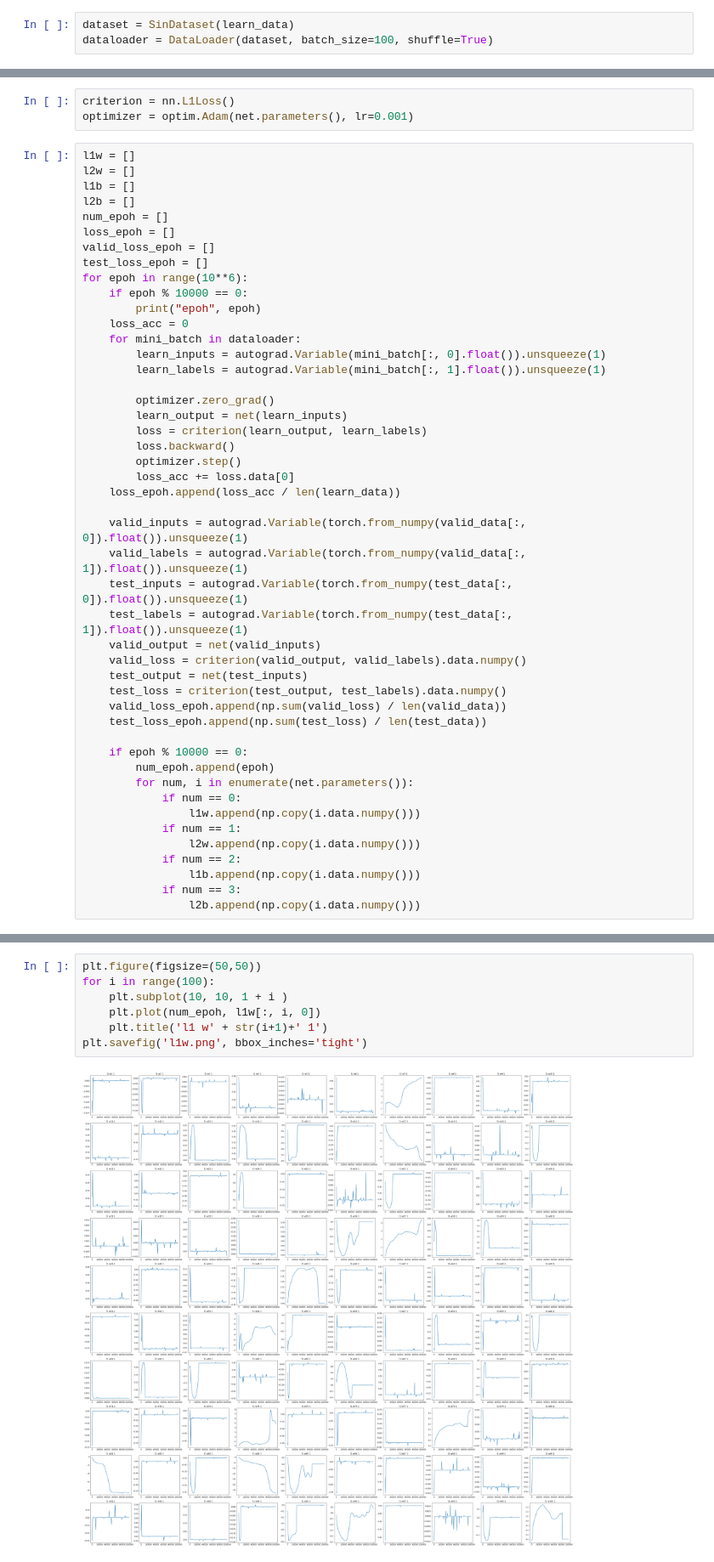
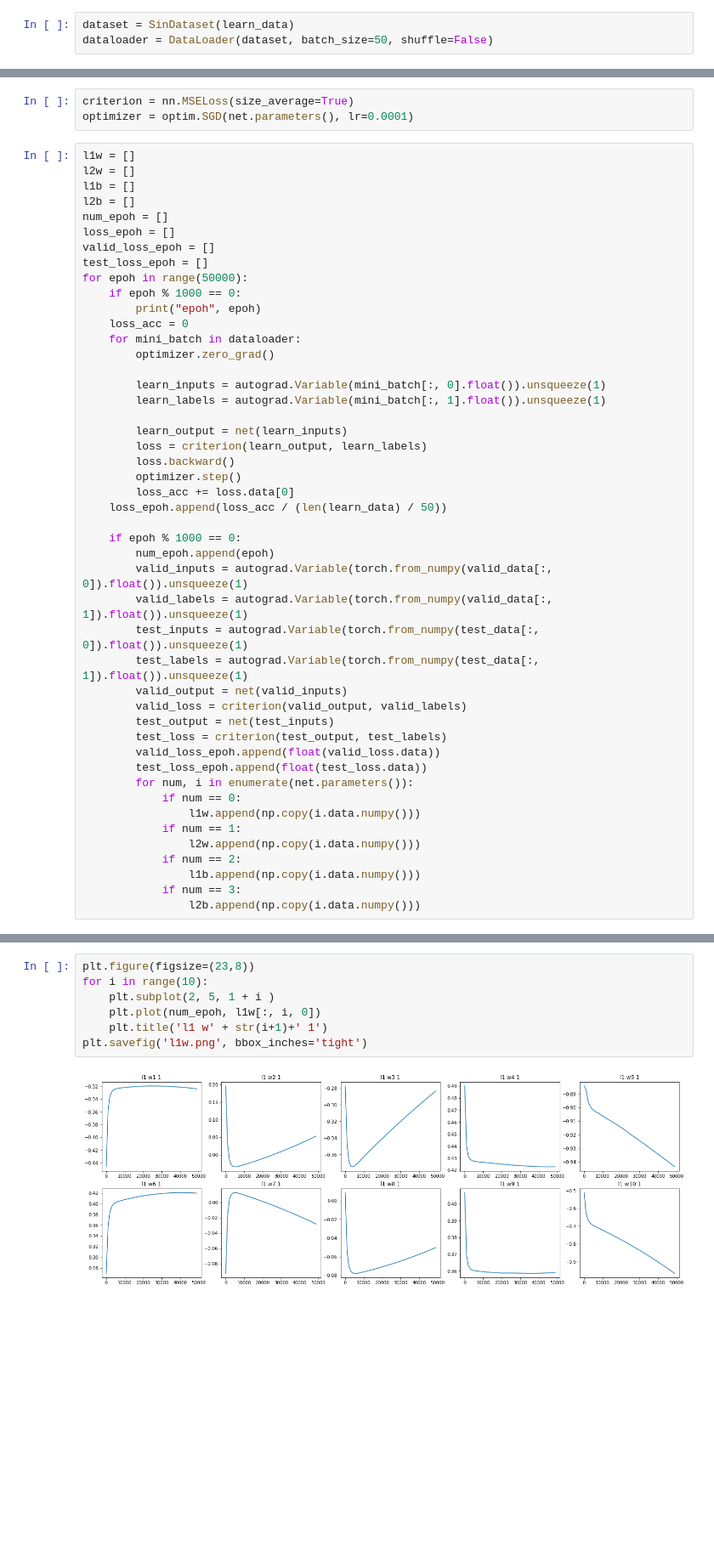
Before and after one commit to SultanovAR/mephi_course_neuro, a Jupyter notebook: 2lab/2popitka.ipynb, the cells around one changed output, grey strips where cells are left out. Shown: that part at 85% size. Cells and saved outputs as stored; diff of their text form; blank space fills up the shorter version.

```diff
--- a/2lab/2popitka.ipynb
+++ b/2lab/2popitka.ipynb
@@ -84,7 +84,7 @@ class SinDataset(Dataset):
         return self.data[idx]
 # %%
 dataset = SinDataset(learn_data)
-dataloader = DataLoader(dataset, batch_size=100, shuffle=True)
+dataloader = DataLoader(dataset, batch_size=50, shuffle=False)
 # %%
 plt.figure(figsize=(15, 10))
 for i in dataloader:
@@ -183,6 +153,6 @@ plt.savefig('before_training.png', bbox_inches='tight')
 # %%
-criterion = nn.L1Loss()
-optimizer = optim.Adam(net.parameters(), lr=0.001)
+criterion = nn.MSELoss(size_average=True)
+optimizer = optim.SGD(net.parameters(), lr=0.0001)
 # %%
 l1w = []
 l2w = []
@@ -192,35 +162,35 @@ num_epoh = []
 loss_epoh = []
 valid_loss_epoh = []
 test_loss_epoh = []
-for epoh in range(10**6):
-    if epoh % 10000 == 0:
+for epoh in range(50000):
+    if epoh % 1000 == 0:
         print("epoh", epoh)
     loss_acc = 0
     for mini_batch in dataloader:
+        optimizer.zero_grad()
+
         learn_inputs = autograd.Variable(mini_batch[:, 0].float()).unsqueeze(1)
         learn_labels = autograd.Variable(mini_batch[:, 1].float()).unsqueeze(1)
 
-        optimizer.zero_grad()
         learn_output = net(learn_inputs)
         loss = criterion(learn_output, learn_labels)
         loss.backward()
         optimizer.step()
         loss_acc += loss.data[0]
-    loss_epoh.append(loss_acc / len(learn_data))
+    loss_epoh.append(loss_acc / (len(learn_data) / 50))
 
-    valid_inputs = autograd.Variable(torch.from_numpy(valid_data[:, 0]).float()).unsqueeze(1)
-    valid_labels = autograd.Variable(torch.from_numpy(valid_data[:, 1]).float()).unsqueeze(1)
-    test_inputs = autograd.Variable(torch.from_numpy(test_data[:, 0]).float()).unsqueeze(1)
-    test_labels = autograd.Variable(torch.from_numpy(test_data[:, 1]).float()).unsqueeze(1)
-    valid_output = net(valid_inputs)
-    valid_loss = criterion(valid_output, valid_labels).data.numpy()
-    test_output = net(test_inputs)
-    test_loss = criterion(test_output, test_labels).data.numpy()
-    valid_loss_epoh.append(np.sum(valid_loss) / len(valid_data))
-    test_loss_epoh.append(np.sum(test_loss) / len(test_data))
-
-    if epoh % 10000 == 0:
+    if epoh % 1000 == 0:
         num_epoh.append(epoh)
+        valid_inputs = autograd.Variable(torch.from_numpy(valid_data[:, 0]).float()).unsqueeze(1)
+        valid_labels = autograd.Variable(torch.from_numpy(valid_data[:, 1]).float()).unsqueeze(1)
+        test_inputs = autograd.Variable(torch.from_numpy(test_data[:, 0]).float()).unsqueeze(1)
+        test_labels = autograd.Variable(torch.from_numpy(test_data[:, 1]).float()).unsqueeze(1)
+        valid_output = net(valid_inputs)
+        valid_loss = criterion(valid_output, valid_labels)
+        test_output = net(test_inputs)
+        test_loss = criterion(test_output, test_labels)
+        valid_loss_epoh.append(float(valid_loss.data))
+        test_loss_epoh.append(float(test_loss.data))
         for num, i in enumerate(net.parameters()):
             if num == 0:
                 l1w.append(np.copy(i.data.numpy()))
@@ -267,10 +238,10 @@ plt.savefig('train_valid_test.png', bbox_inches='tight')
 # %%
-plt.figure(figsize=(50,50))
-for i in range(100):
-    plt.subplot(10, 10, 1 + i )
+plt.figure(figsize=(23,8))
+for i in range(10):
+    plt.subplot(2, 5, 1 + i )
     plt.plot(num_epoh, l1w[:, i, 0])
     plt.title('l1 w' + str(i+1)+' 1')
 plt.savefig('l1w.png', bbox_inches='tight')
 # %% [output]
-[figure, old version]
+[figure, new version]
 # %%
```
Also changed, not shown: parts of 20 cells of this notebook, 34 other files.
